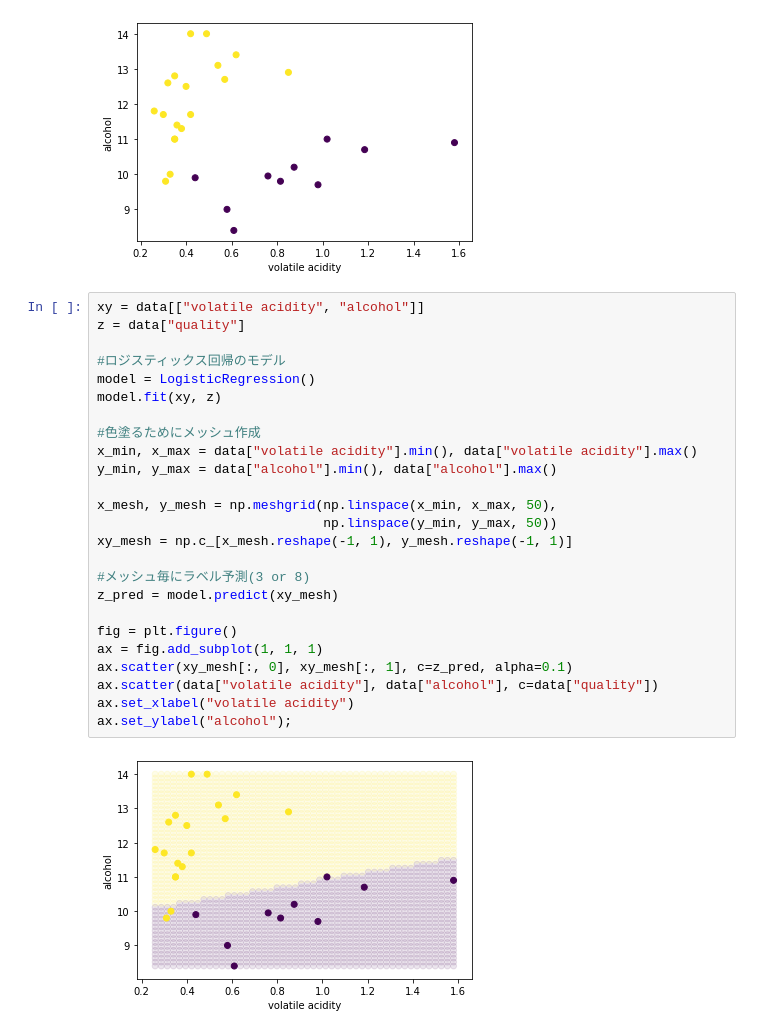
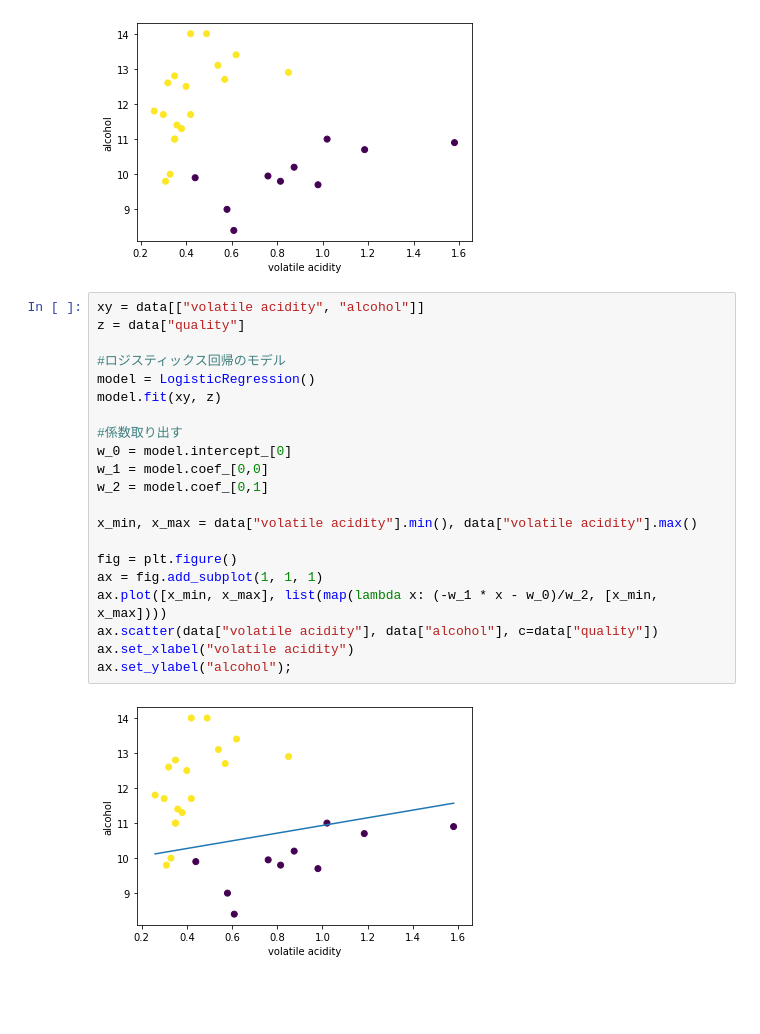
Before and after one commit to Kazuya-Minakuchi/qiita, a Jupyter notebook: LogisticRegression_winequality-red.ipynb, the cells around one changed output. Drawn from its saved outputs; the diff is of its cells as text; blank space fills up the shorter version.

```diff
--- a/LogisticRegression_winequality-red.ipynb
+++ b/LogisticRegression_winequality-red.ipynb
@@ -135,27 +135,23 @@ ax.set_ylabel("alcohol");
 # %%
 xy = data[["volatile acidity", "alcohol"]]
 z = data["quality"]
 
 #ロジスティックス回帰のモデル
 model = LogisticRegression()
 model.fit(xy, z)
 
-#色塗るためにメッシュ作成
+#係数取り出す
+w_0 = model.intercept_[0]
+w_1 = model.coef_[0,0]
+w_2 = model.coef_[0,1]
+
 x_min, x_max = data["volatile acidity"].min(), data["volatile acidity"].max()
-y_min, y_max = data["alcohol"].min(), data["alcohol"].max()
-
-x_mesh, y_mesh = np.meshgrid(np.linspace(x_min, x_max, 50),
-                             np.linspace(y_min, y_max, 50))
-xy_mesh = np.c_[x_mesh.reshape(-1, 1), y_mesh.reshape(-1, 1)]
-
-#メッシュ毎にラベル予測(3 or 8)
-z_pred = model.predict(xy_mesh)
 
 fig = plt.figure()
 ax = fig.add_subplot(1, 1, 1)
-ax.scatter(xy_mesh[:, 0], xy_mesh[:, 1], c=z_pred, alpha=0.1)
+ax.plot([x_min, x_max], list(map(lambda x: (-w_1 * x - w_0)/w_2, [x_min, x_max])))
 ax.scatter(data["volatile acidity"], data["alcohol"], c=data["quality"])
 ax.set_xlabel("volatile acidity")
 ax.set_ylabel("alcohol");
 # %% [output]
-[figure, old version]
+[figure, new version]
```
